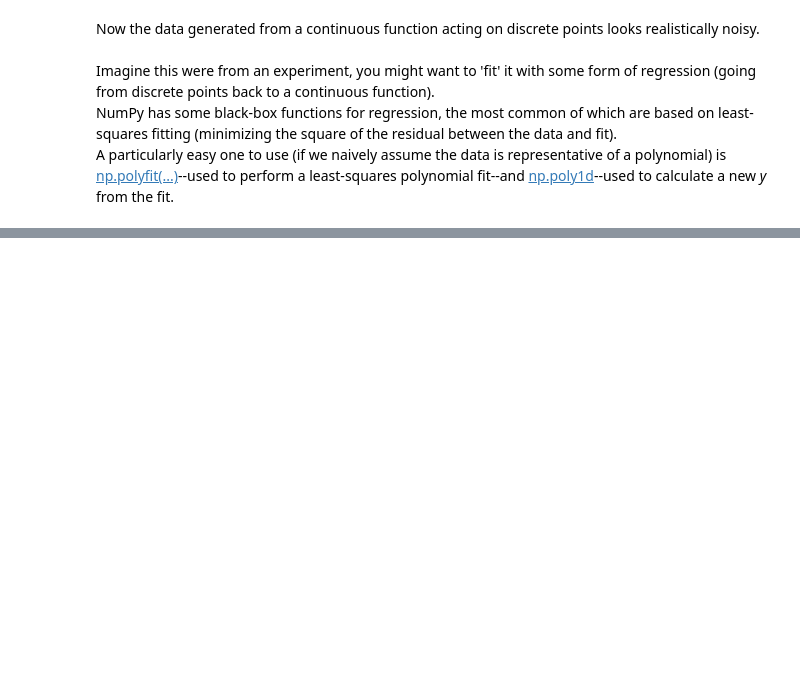
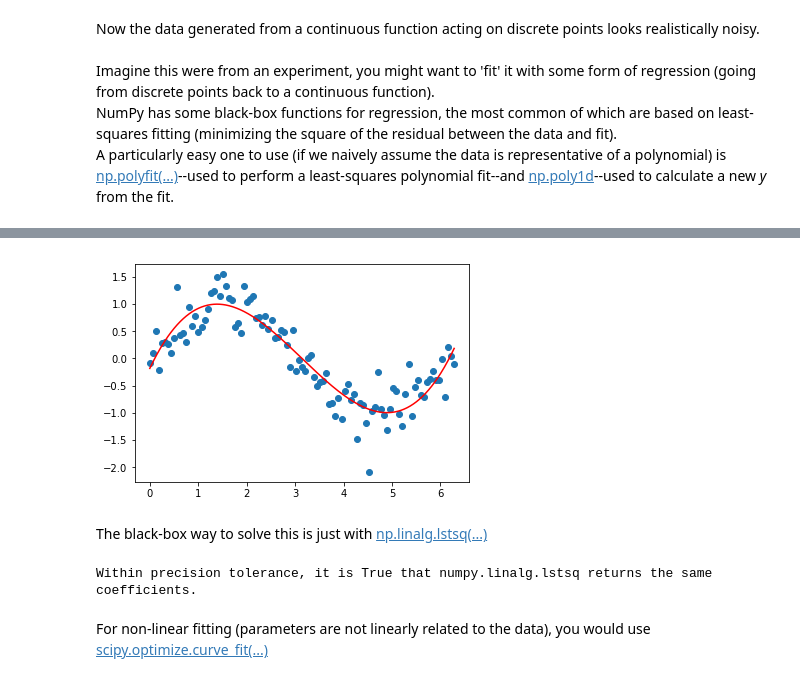
Before and after one commit to monadnoc/numpy_scipy_workshop_NU2019, a Jupyter notebook: Numpy_scipy_with_exercise_answers.ipynb, the cells around one changed output, grey strips where cells are left out. Cells and saved outputs as stored; diff of their text form; code cells hidden in the pictures; blank space fills up the shorter version.

Commit message:
numpy vs scipy at beginning; broadcasting subheader; length vs size subheader; exercise 4, linalg.lstsq

```diff
--- a/Numpy_scipy_with_exercise_answers.ipynb
+++ b/Numpy_scipy_with_exercise_answers.ipynb
@@ -608,0 +841,6 @@ An alternative, but slightly more computationally expensive procedure for perfor
+# %%
+#  The model we are trying to fit is y = mt^3 + mt^2 + mt + b
+#the relationship b/w y and m in each is [t^3,   t^2,   t,  1]
+A = np.vstack([t**3, t**2, t, np.ones(np.shape(t)[0])]).T
+print('The shape of A is ' + str(np.shape(A)))
+print('because there are 101 points (t) and 4 linear parameters')
@@ -608,0 +856,24 @@ An alternative, but slightly more computationally expensive procedure for perfor
+# %%
+# Exercise 4
+m3, m2, m, b = np.dot(linalg.inv(np.dot(A.T, A)), np.dot(A.T, y))
+# %%
+#to make our fit look continuous, we need finer sampling
+tf = np.linspace(0, 2*np.pi, 501) #finer sampling points
+fit_y_genlstsq = np.polyval([m3, m2, m, b], tf) #evaluate fit
+pl.plot(t, noisy_y, 'o') #plot as 'o' dots
+pl.plot(tf, fit_y_genlstsq, 'r') #plot as red 'r' line
+pl.show()
+# %% [output]
+[figure, added]
+# %% [markdown]
+The black-box way to solve this is just with [np.linalg.lstsq(...)](https://docs.scipy.org/doc/numpy-1.13.0/reference/generated/numpy.linalg.lstsq.html)
+# %%
+print('Within precision tolerance, it is ' +
+      str(np.allclose(np.linalg.lstsq(A, y)[0],
+                      #index 0th element for coeffecients
+                      [m3, m2, m, b])) +
+      ' that numpy.linalg.lstsq returns the same coefficients.')
+# %% [output]
+Within precision tolerance, it is True that numpy.linalg.lstsq returns the same coefficients.
+# %% [markdown]
+For non-linear fitting (parameters are not linearly related to the data), you would use [scipy.optimize.curve_fit(...)](https://docs.scipy.org/doc/scipy/reference/generated/scipy.optimize.curve_fit.html#scipy.optimize.curve_fit)
```
Also changed, not shown: parts of 47 cells of this notebook.
